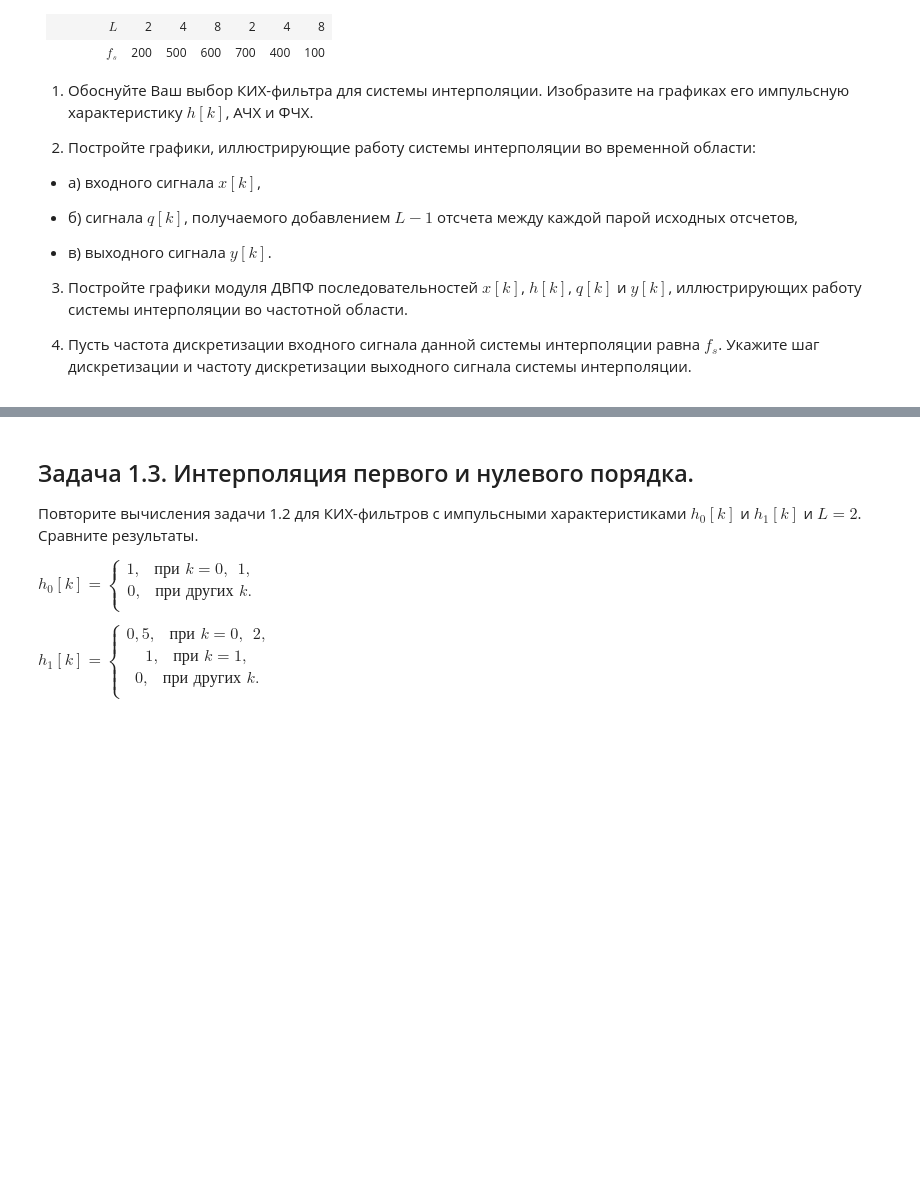
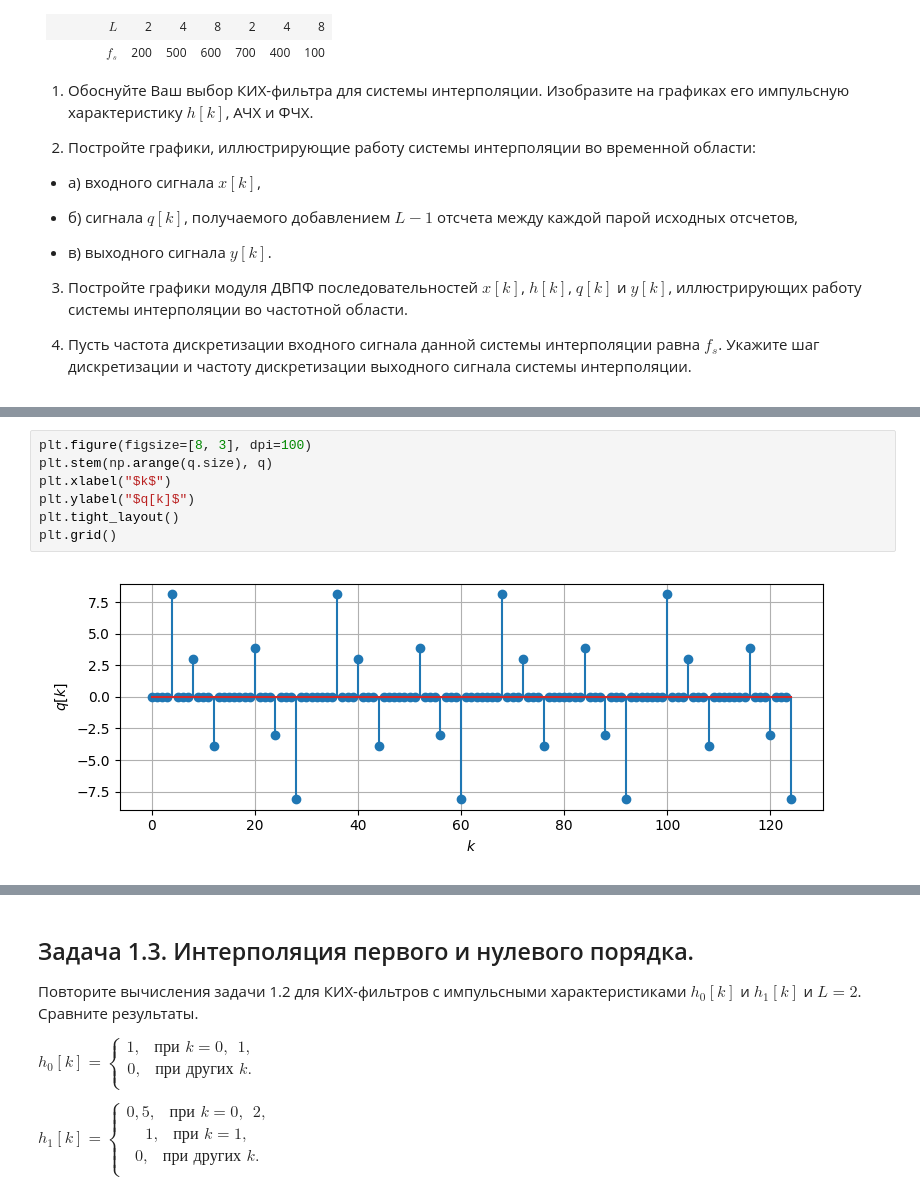
Before and after one commit to derzhavin3016/DSP-labs, a Jupyter notebook: lab6/dsp_lab6.ipynb, the cells around one changed output, grey strips where cells are left out. Drawn from its saved outputs; the diff is of its cells as text; blank space fills up the shorter version.

```diff
--- a/lab6/dsp_lab6.ipynb
+++ b/lab6/dsp_lab6.ipynb
@@ -140,0 +161,9 @@ plt.show()
+# %%
+plt.figure(figsize=[8, 3], dpi=100)
+plt.stem(np.arange(q.size), q)
+plt.xlabel("$k$")
+plt.ylabel("$q[k]$")
+plt.tight_layout()
+plt.grid()
+# %% [output]
+[figure, added]
```
Also changed, not shown: parts of 11 cells of this notebook.
